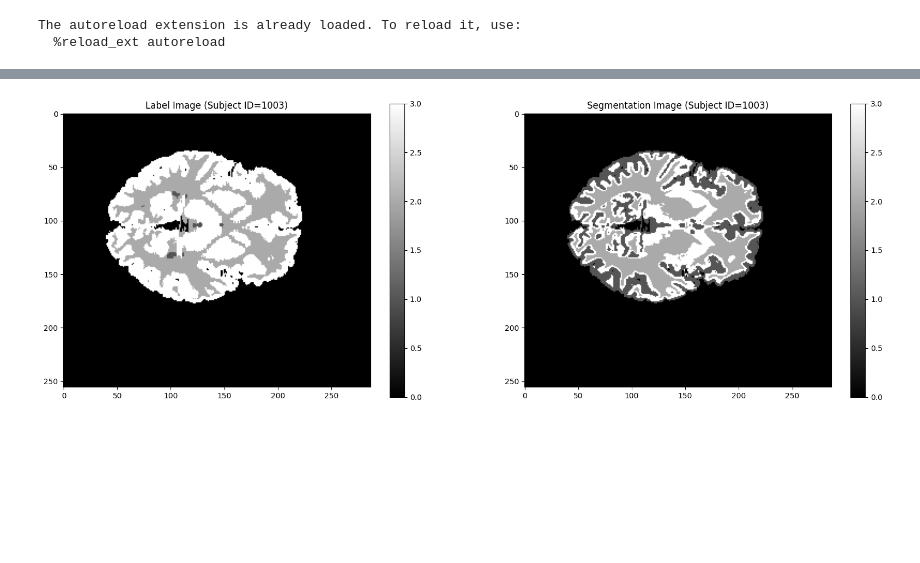
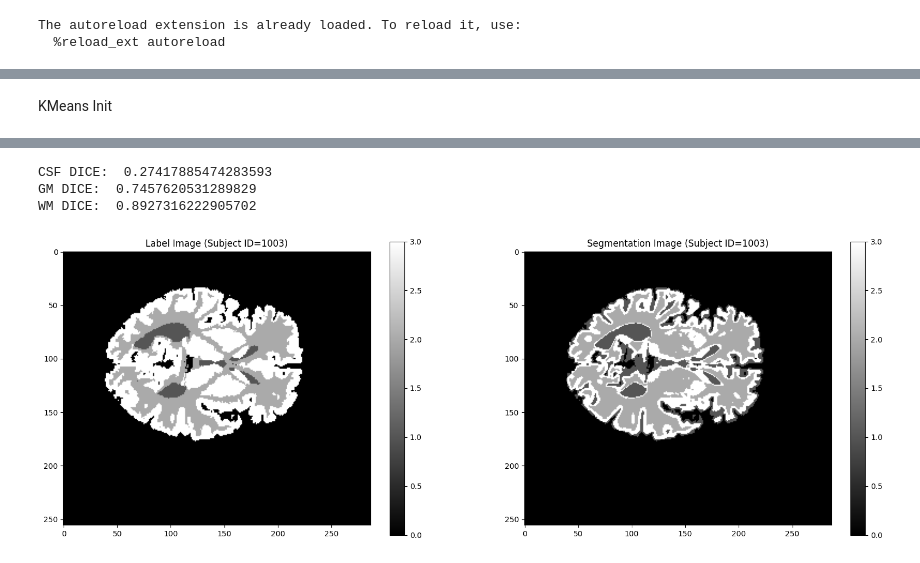
Before and after one commit to abdel-habib/medical-image-segmentation-and-applications, a Jupyter notebook: Lab 3/EM_experiments.ipynb, the cells around one changed output, grey strips where cells are left out. Drawn from its saved outputs; the diff is of its cells as text; code cells hidden in the pictures; blank space fills up the shorter version.

```diff
--- a/Lab 3/EM_experiments.ipynb
+++ b/Lab 3/EM_experiments.ipynb
@@ -46,10 +48,9 @@ EVAL                    = Evaluate()
 [figure]
+# %% [markdown]
+KMeans Init
 # %%
-t1_path         = 'output/images/output_mean_intensity/1003/result.1.nii'
-labels_gt_file  = 'output/labels/output_mean_intensity/1003/result.nii'
-
-# read the labels gt file
-labels_nifti, _ = NM.load_nifti(labels_gt_file)
+t1_path         = 'output/images/output_mean_intensity/1125/result.1.nii'
+labels_gt_file  = 'output/labels/output_mean_intensity/1125/result.nii'
 
 # initialize EM for multi-modal segmentation
 ExpectationMaximization = EM(
@@ -66,5 +67,26 @@ segmentation_result = ExpectationMaximization.fit(
     correct_labels = True
 )
 
+
+# read the labels gt file
+labels_nifti, _ = NM.load_nifti(labels_gt_file)
+
+segmentation_tissue_model_bg  = segmentation_result == 0
+segmentation_tissue_model_csf = segmentation_result == 1
+segmentation_tissue_model_wm  = segmentation_result == 2
+segmentation_tissue_model_gm  = segmentation_result == 3
+
+labels_nifti_CSF              = labels_nifti == 1
+labels_nifti_WM               = labels_nifti == 2
+labels_nifti_GM               = labels_nifti == 3
+
+dice_csf    = EVAL.calc_dice_coefficient(labels_nifti_CSF, segmentation_tissue_model_csf)
+dice_wm     = EVAL.calc_dice_coefficient(labels_nifti_WM, segmentation_tissue_model_wm)
+dice_gm     = EVAL.calc_dice_coefficient(labels_nifti_GM, segmentation_tissue_model_gm)
+
+print("CSF DICE: ", dice_csf)
+print("GM DICE: ", dice_gm)
+print("WM DICE: ", dice_wm)
+
 NM.show_label_seg_nifti(labels_nifti, segmentation_result, 1003, slice=128)
 # %% [output]
@@ -74 +97,4 @@ NM.show_label_seg_nifti(labels_nifti, segmentation_result, 1003, slice=128)
+CSF DICE:  0.27417885474283593
+GM DICE:  0.7457620531289829
+WM DICE:  0.8927316222905702
-[figure, old version]
+[figure, new version]
```
Also changed, not shown: parts of 12 cells of this notebook, 3 other files.
